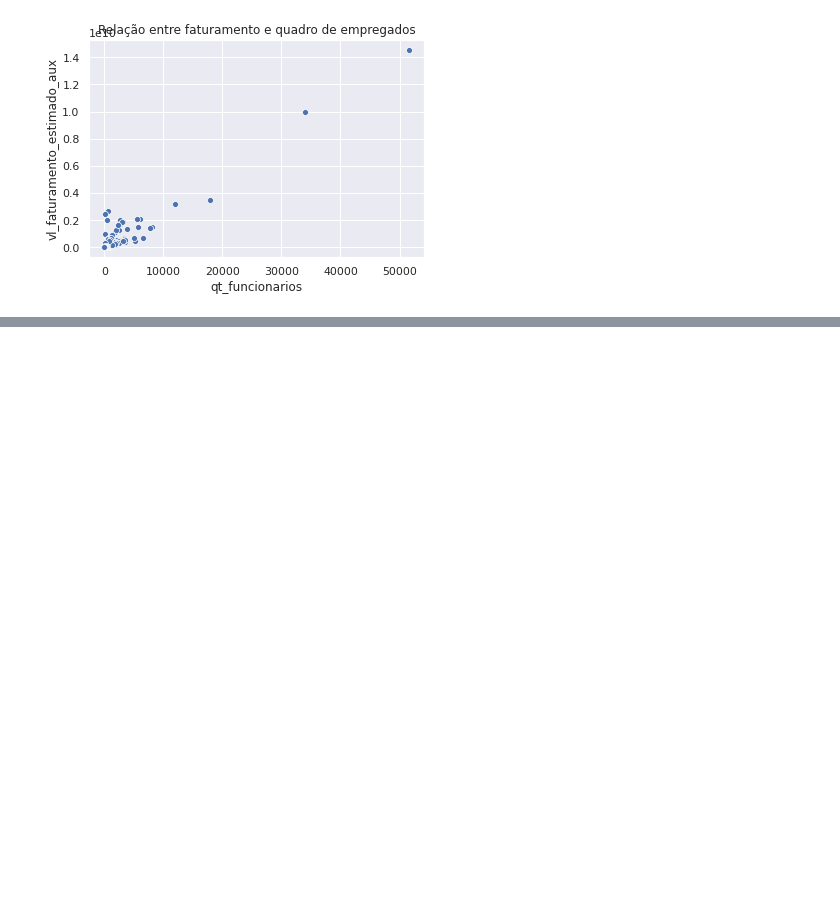
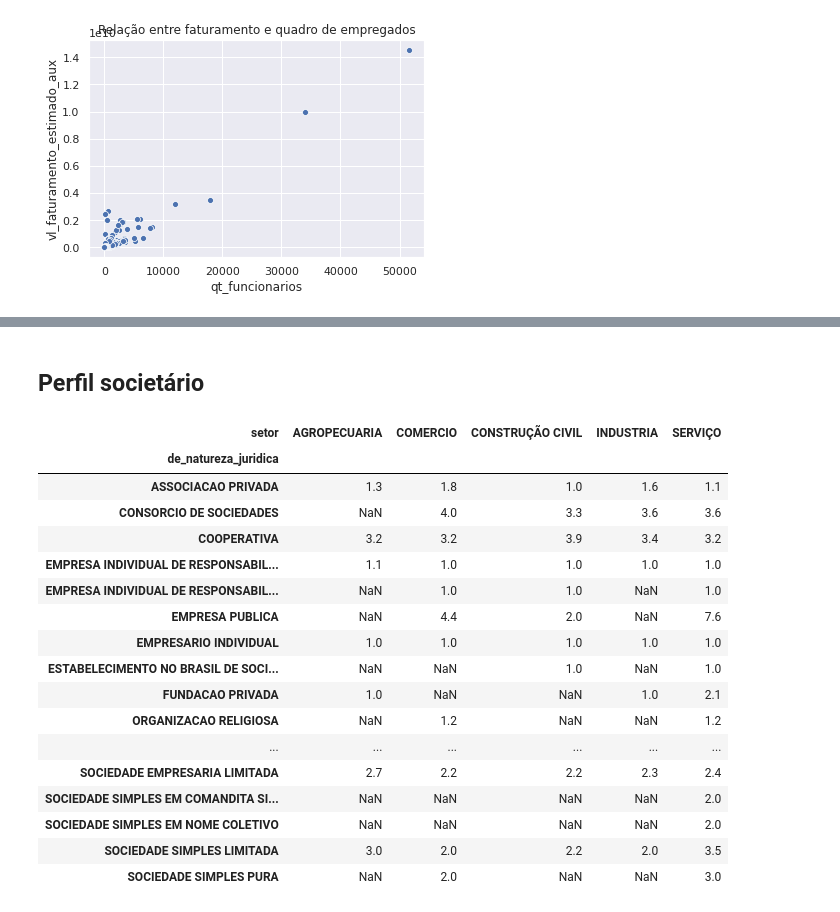
Before and after one commit to angelosalton/projeto-ml-codenation, a Jupyter notebook: notebooks/eda.ipynb, the cells around one changed output, grey strips where cells are left out. Cells and saved outputs as stored; diff of their text form; code cells hidden in the pictures; blank space fills up the shorter version.

```diff
--- a/notebooks/eda.ipynb
+++ b/notebooks/eda.ipynb
@@ -230,0 +302,26 @@ df_market.head()
+# %% [markdown]
+## Perfil societário
+# %%
+# Quantidade média dos sócios, por setor e natureza jurídica
+pd.crosstab(index=df_market['de_natureza_juridica'],
+            columns=df_market['setor'],
+            values=df_market['qt_socios'], aggfunc=np.mean).round(1)
+# %% [output]
+| setor | AGROPECUARIA | COMERCIO | CONSTRUÇÃO CIVIL | INDUSTRIA | SERVIÇO |
+| de_natureza_juridica |  |  |  |  |  |
+| ASSOCIACAO PRIVADA | 1.3 | 1.8 | 1.0 | 1.6 | 1.1 |
+| CONSORCIO DE SOCIEDADES | NaN | 4.0 | 3.3 | 3.6 | 3.6 |
+| COOPERATIVA | 3.2 | 3.2 | 3.9 | 3.4 | 3.2 |
+| EMPRESA INDIVIDUAL DE RESPONSABIL... | 1.1 | 1.0 | 1.0 | 1.0 | 1.0 |
+| EMPRESA INDIVIDUAL DE RESPONSABIL... | NaN | 1.0 | 1.0 | NaN | 1.0 |
+| EMPRESA PUBLICA | NaN | 4.4 | 2.0 | NaN | 7.6 |
+| EMPRESARIO INDIVIDUAL | 1.0 | 1.0 | 1.0 | 1.0 | 1.0 |
+| ESTABELECIMENTO NO BRASIL DE SOCI... | NaN | NaN | 1.0 | NaN | 1.0 |
+| FUNDACAO PRIVADA | 1.0 | NaN | NaN | 1.0 | 2.1 |
+| ORGANIZACAO RELIGIOSA | NaN | 1.2 | NaN | NaN | 1.2 |
+| ... | ... | ... | ... | ... | ... |
+| SOCIEDADE EMPRESARIA LIMITADA | 2.7 | 2.2 | 2.2 | 2.3 | 2.4 |
+| SOCIEDADE SIMPLES EM COMANDITA SI... | NaN | NaN | NaN | NaN | 2.0 |
+| SOCIEDADE SIMPLES EM NOME COLETIVO | NaN | NaN | NaN | NaN | 2.0 |
+| SOCIEDADE SIMPLES LIMITADA | 3.0 | 2.0 | 2.2 | 2.0 | 3.5 |
+| SOCIEDADE SIMPLES PURA | NaN | 2.0 | NaN | NaN | 3.0 |
```
Also changed, not shown: parts of 34 cells of this notebook, 2 other files.
